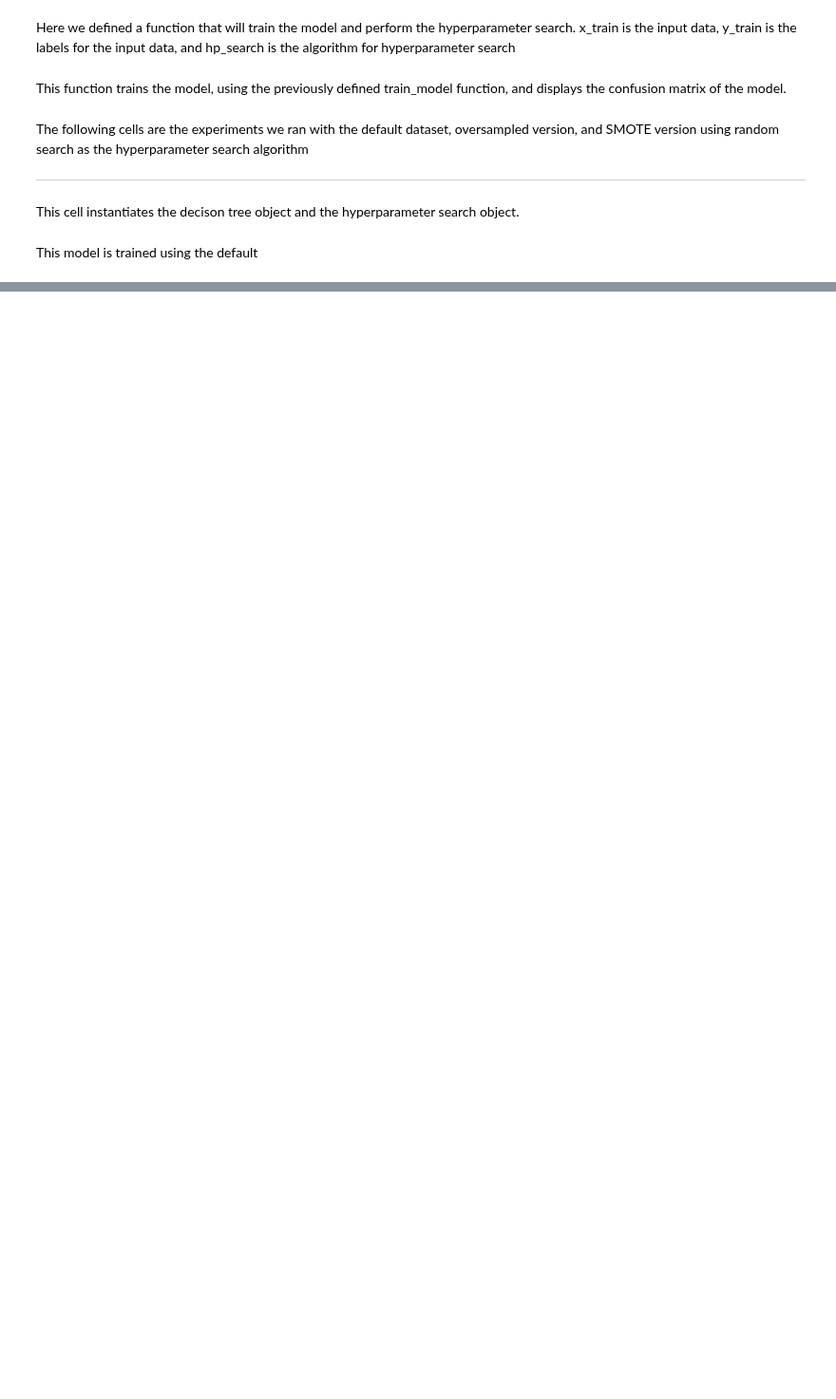
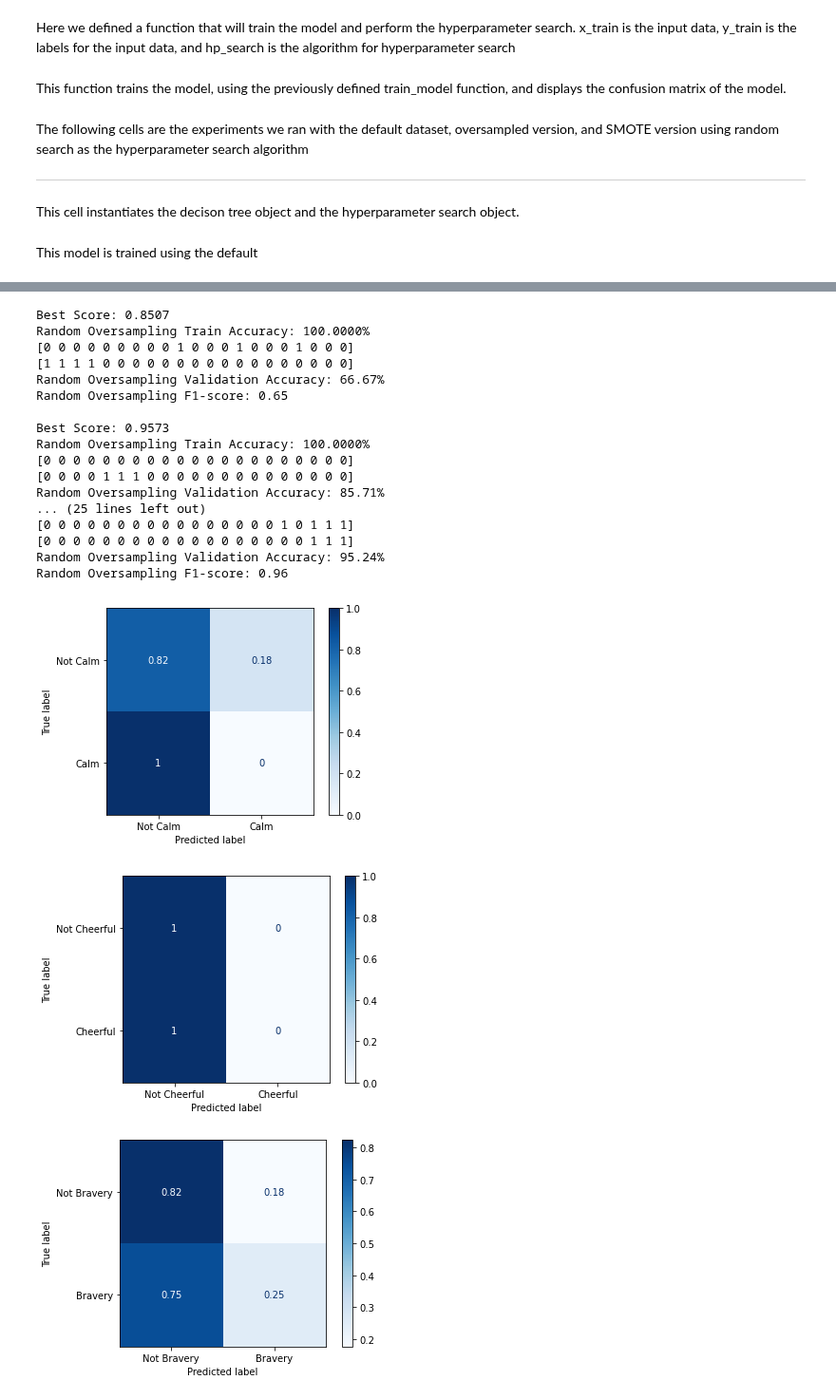
Before and after one commit to gracielnunciob/XLB48, a Jupyter notebook: Notebooks/Training/KNN Classifier Hyperparameter Search.ipynb, the cells around one changed output, grey strips where cells are left out. Shown at 95% size. Cells and saved outputs as stored; diff of their text form; code cells hidden in the pictures; blank space fills up the shorter version.

```diff
--- a/Notebooks/Training/KNN Classifier Hyperparameter Search.ipynb
+++ b/Notebooks/Training/KNN Classifier Hyperparameter Search.ipynb
@@ -149,0 +152,27 @@ SMOTE F1-score: 0.12
+# %%
+for i in range(0,6):
+    if(i > 0):
+        print()
+    print_res("Random Oversampling",x_os,ovr_y_os[i],random_search_knn,themes[i], verbose = False)
+    test_res("Random Oversampling",x_val,ovr_val[i],random_search_knn,themes[i])
+# %% [output]
+Best Score: 0.8507
+Random Oversampling Train Accuracy: 100.0000%
+[0 0 0 0 0 0 0 0 0 1 0 0 0 1 0 0 0 1 0 0 0]
+[1 1 1 1 0 0 0 0 0 0 0 0 0 0 0 0 0 0 0 0 0]
+Random Oversampling Validation Accuracy: 66.67%
+Random Oversampling F1-score: 0.65
+
+Best Score: 0.9573
+Random Oversampling Train Accuracy: 100.0000%
+[0 0 0 0 0 0 0 0 0 0 0 0 0 0 0 0 0 0 0 0 0]
+[0 0 0 0 1 1 1 0 0 0 0 0 0 0 0 0 0 0 0 0 0]
+Random Oversampling Validation Accuracy: 85.71%
+... (25 lines left out)
+[0 0 0 0 0 0 0 0 0 0 0 0 0 0 0 0 1 0 1 1 1]
+[0 0 0 0 0 0 0 0 0 0 0 0 0 0 0 0 0 0 1 1 1]
+Random Oversampling Validation Accuracy: 95.24%
+Random Oversampling F1-score: 0.96
+[figure, added]
+[figure, added]
+[figure, added]
```
Also changed, not shown: parts of 11 cells of this notebook, 1 other file.
